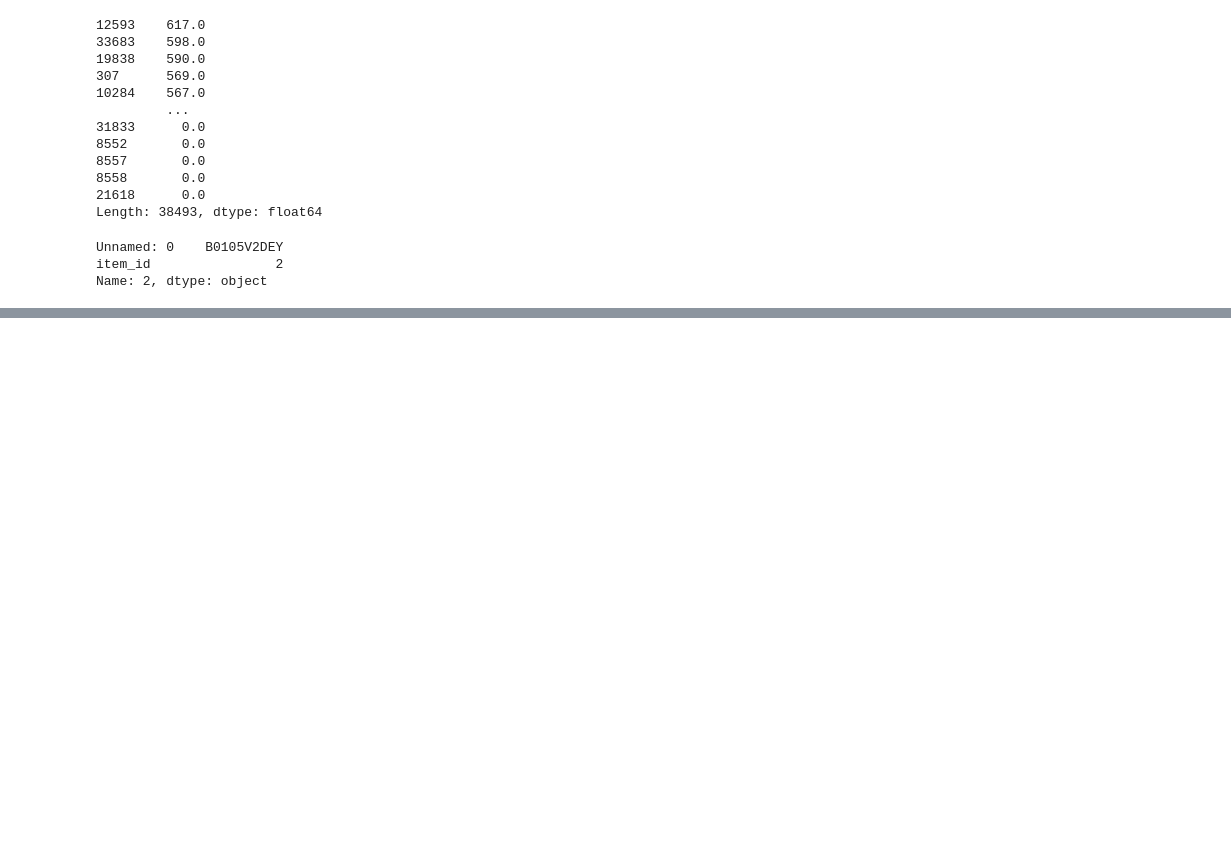
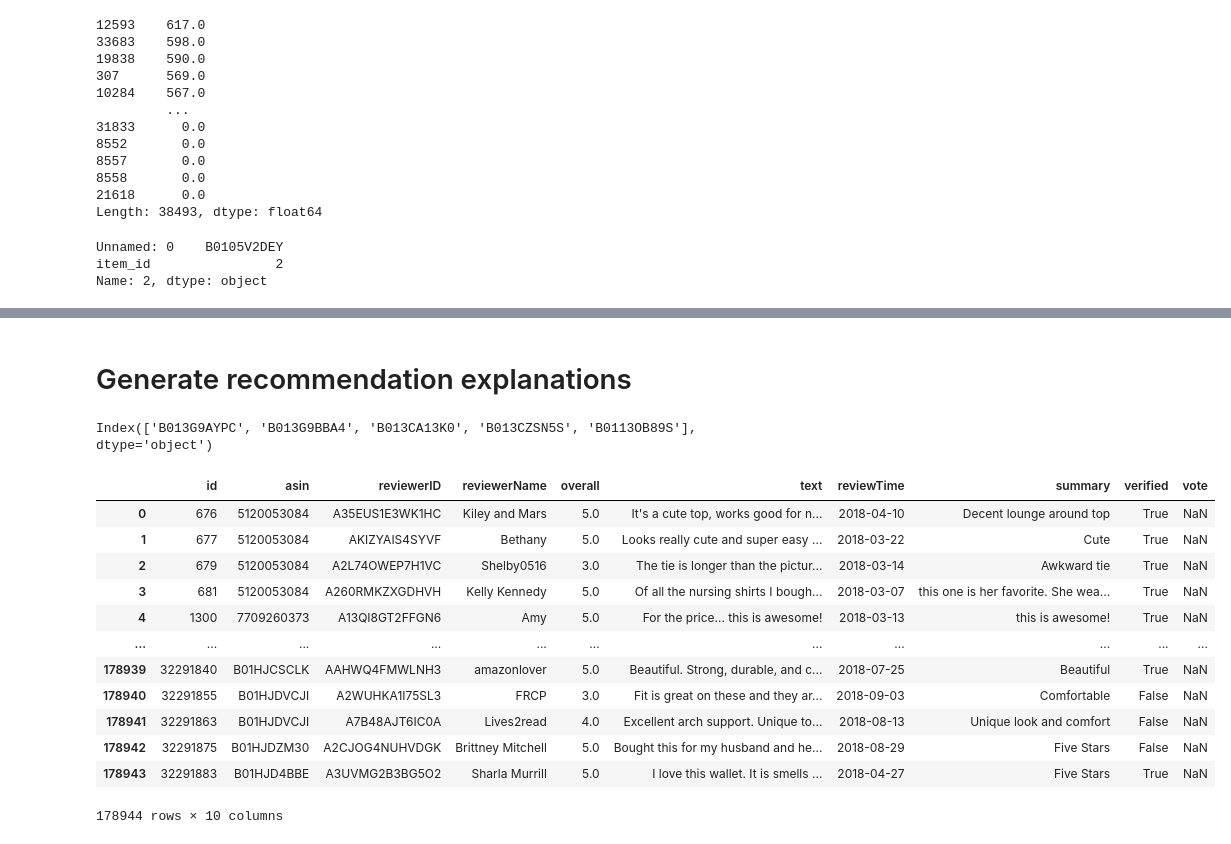
Before and after one commit to igui/Align-MacridVAE-data, a Jupyter notebook: analyze_recommendations.ipynb, the cells around one changed output, grey strips where cells are left out. Drawn from its saved outputs; the diff is of its cells as text; code cells hidden in the pictures; blank space fills up the shorter version.

```diff
--- a/analyze_recommendations.ipynb
+++ b/analyze_recommendations.ipynb
@@ -264,0 +252,25 @@ Name: 1997316, dtype: object
+# %% [markdown]
+# Generate recommendation explanations
+# %%
+some_recommendations_itemids =  854, 30552, 26624, 32501, 34301
+some_asins = items.loc[items['item_id'].isin(some_recommendations_itemids)].index
+some_asins
+# %% [output]
+Index(['B013G9AYPC', 'B013G9BBA4', 'B013CA13K0', 'B013CZSN5S', 'B0113OB89S'], dtype='object')
+# %%
+reviews = amazon_dataset.reviews_df(DATASET)
+reviews
+# %% [output]
+|  | id | asin | reviewerID | reviewerName | overall | text | reviewTime | summary | verified | vote |
+| 0 | 676 | 5120053084 | A35EUS1E3WK1HC | Kiley and Mars | 5.0 | It's a cute top, works good for n... | 2018-04-10 | Decent lounge around top | True | NaN |
+| 1 | 677 | 5120053084 | AKIZYAIS4SYVF | Bethany | 5.0 | Looks really cute and super easy ... | 2018-03-22 | Cute | True | NaN |
+| 2 | 679 | 5120053084 | A2L74OWEP7H1VC | Shelby0516 | 3.0 | The tie is longer than the pictur... | 2018-03-14 | Awkward tie | True | NaN |
+| 3 | 681 | 5120053084 | A260RMKZXGDHVH | Kelly Kennedy | 5.0 | Of all the nursing shirts I bough... | 2018-03-07 | this one is her favorite. She wea... | True | NaN |
+| 4 | 1300 | 7709260373 | A13QI8GT2FFGN6 | Amy | 5.0 | For the price... this is awesome! | 2018-03-13 | this is awesome! | True | NaN |
+| ... | ... | ... | ... | ... | ... | ... | ... | ... | ... | ... |
+| 178939 | 32291840 | B01HJCSCLK | AAHWQ4FMWLNH3 | amazonlover | 5.0 | Beautiful. Strong, durable, and c... | 2018-07-25 | Beautiful | True | NaN |
+| 178940 | 32291855 | B01HJDVCJI | A2WUHKA1I75SL3 | FRCP | 3.0 | Fit is great on these and they ar... | 2018-09-03 | Comfortable | False | NaN |
+| 178941 | 32291863 | B01HJDVCJI | A7B48AJT6IC0A | Lives2read | 4.0 | Excellent arch support. Unique to... | 2018-08-13 | Unique look and comfort | False | NaN |
+| 178942 | 32291875 | B01HJDZM30 | A2CJOG4NUHVDGK | Brittney Mitchell | 5.0 | Bought this for my husband and he... | 2018-08-29 | Five Stars | False | NaN |
+| 178943 | 32291883 | B01HJD4BBE | A3UVMG2B3BG5O2 | Sharla Murrill | 5.0 | I love this wallet. It is smells ... | 2018-04-27 | Five Stars | True | NaN |
+178944 rows × 10 columns
```
Also changed, not shown: parts of 12 cells of this notebook, 6 other files.
